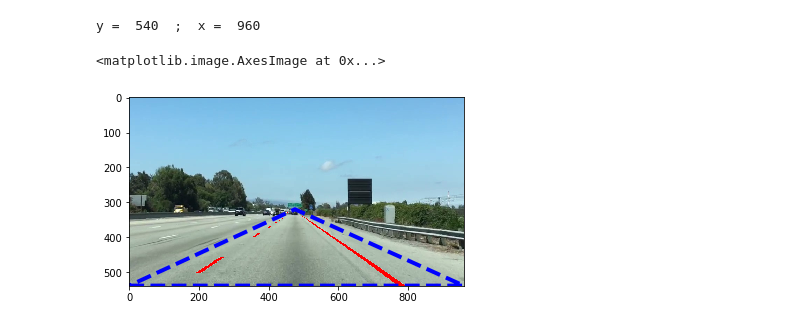
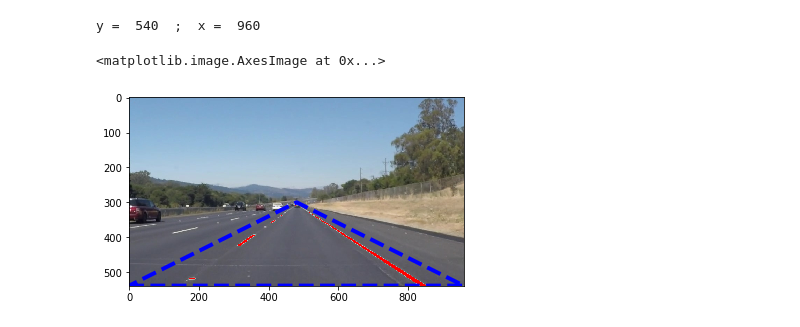
Before and after one commit to MarsBase7/CarND-LaneLines-P1, a Jupyter notebook: Color_Region.ipynb, the cells around one changed output. Saved outputs shown, nothing was run; the diff lists cells and outputs as text; code cells hidden in the pictures.

```diff
--- a/Color_Region.ipynb
+++ b/Color_Region.ipynb
@@ -4,7 +4,7 @@ import matplotlib.image as mpimg
 import numpy as np
 
 # Read in the image
-image = mpimg.imread('test.jpg')
+image = mpimg.imread('test_images/solidWhiteRight.jpg')
 
 # Grab the x and y size and make a copy of the image
 ysize = image.shape[0]
@@ -27,38 +27,38 @@ rgb_threshold = [red_threshold, green_threshold, blue_threshold]
 # WHERE THE LANE LINES ARE IN THE IMAGE
 left_bottom = [0, 539]
 right_bottom = [959, 539]
-apex = [475, 320]
+apex = [480, 300]
 
 # Perform a linear fit (y=Ax+B) to each of the three sides of the triangle
 # np.polyfit returns the coefficients [A, B] of the fit
 fit_left = np.polyfit((left_bottom[0], apex[0]), (left_bottom[1], apex[1]), 1)
 fit_right = np.polyfit((right_bottom[0], apex[0]), (right_bottom[1], apex[1]), 1)
 fit_bottom = np.polyfit((left_bottom[0], right_bottom[0]), (left_bottom[1], right_bottom[1]), 1)
 
 # Mask pixels below the threshold
 color_thresholds = (image[:,:,0] < rgb_threshold[0]) | \
                     (image[:,:,1] < rgb_threshold[1]) | \
                     (image[:,:,2] < rgb_threshold[2])
 
 # Find the region inside the lines
 XX, YY = np.meshgrid(np.arange(0, xsize), np.arange(0, ysize))
 region_thresholds = (YY > (XX*fit_left[0] + fit_left[1])) & \
                     (YY > (XX*fit_right[0] + fit_right[1])) & \
                     (YY < (XX*fit_bottom[0] + fit_bottom[1]))
 
 # Mask color and region selection
 color_select[color_thresholds | ~region_thresholds] = [0, 0, 0]
 # Color pixels red where both color and region selections met
 line_image[~color_thresholds & region_thresholds] = [255, 0, 0]
 
 # Display the image and show region and color selections
 plt.imshow(image)
 x = [left_bottom[0], right_bottom[0], apex[0], left_bottom[0]]
 y = [left_bottom[1], right_bottom[1], apex[1], left_bottom[1]]
 plt.plot(x, y, 'b--', lw=4)
 plt.imshow(color_select)
 plt.imshow(line_image)
 # %% [output]
 y =  540  ;  x =  960
 <matplotlib.image.AxesImage at 0x...>
-[figure, old version]
+[figure, new version]
```
